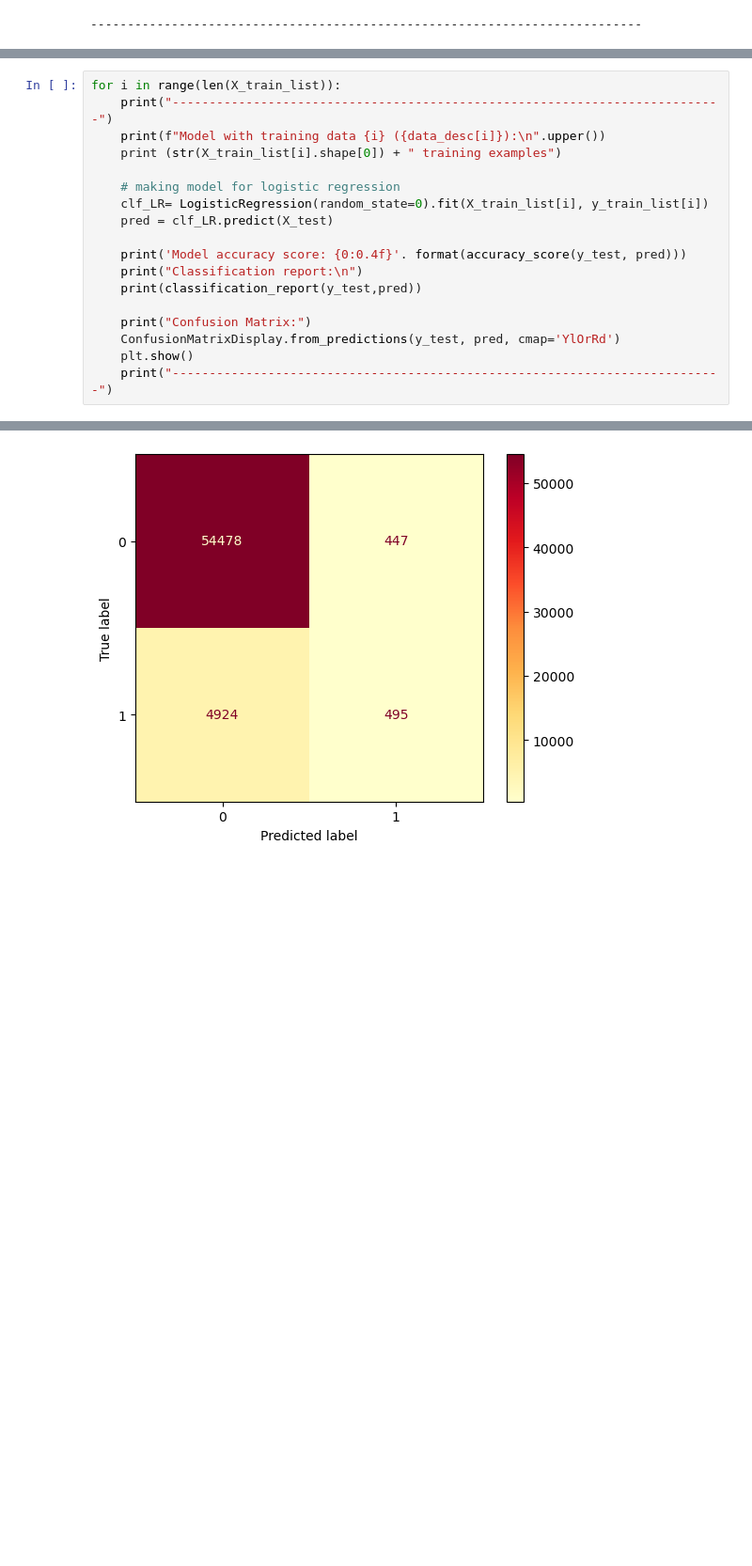
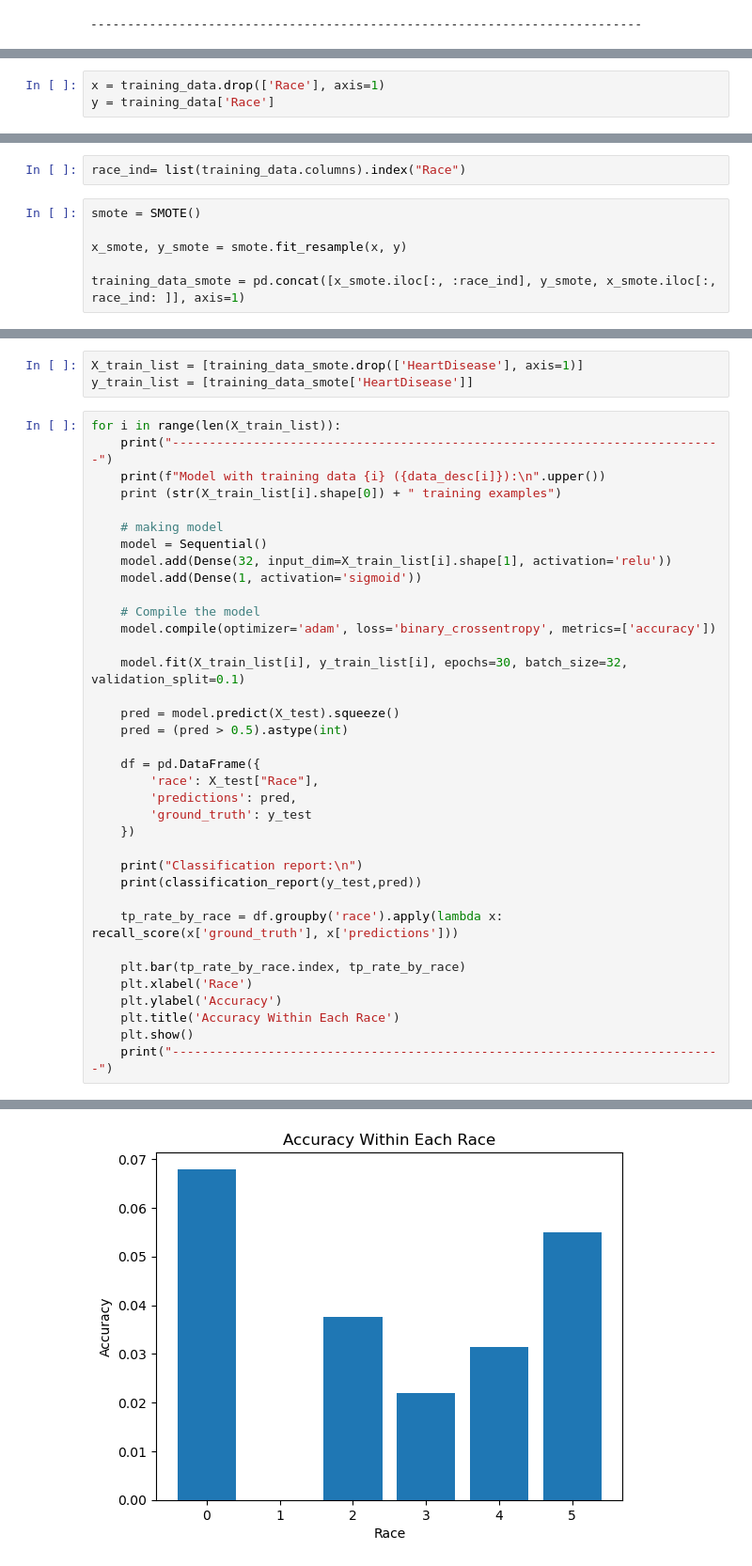
Before and after one commit to asmikumar/aidms, a Jupyter notebook: tests.ipynb, the cells around one changed output, grey strips where cells are left out. Shown: that part at 94% size. Saved outputs shown, nothing was run; the diff lists cells and outputs as text; blank space fills up the shorter version.

Commit message:
neural network in tests copy

```diff
--- a/tests.ipynb
+++ b/tests.ipynb
@@ -618,0 +756,3 @@ Model accuracy score: 0.9090
+# %%
+x = training_data.drop(['Race'], axis=1)
+y = training_data['Race']
@@ -618,0 +775,8 @@ Model accuracy score: 0.9090
+# %%
+race_ind= list(training_data.columns).index("Race")
+# %%
+smote = SMOTE()
+
+x_smote, y_smote = smote.fit_resample(x, y)
+
+training_data_smote = pd.concat([x_smote.iloc[:, :race_ind], y_smote, x_smote.iloc[:, race_ind: ]], axis=1)
@@ -619,19 +796,40 @@ Model accuracy score: 0.9090
+# %%
+X_train_list = [training_data_smote.drop(['HeartDisease'], axis=1)]
+y_train_list = [training_data_smote['HeartDisease']]
 # %%
 for i in range(len(X_train_list)):
     print("---------------------------------------------------------------------------")
     print(f"Model with training data {i} ({data_desc[i]}):\n".upper())
     print (str(X_train_list[i].shape[0]) + " training examples")
 
-    # making model for logistic regression
-    clf_LR= LogisticRegression(random_state=0).fit(X_train_list[i], y_train_list[i])
-    pred = clf_LR.predict(X_test)
+    # making model
+    model = Sequential()
+    model.add(Dense(32, input_dim=X_train_list[i].shape[1], activation='relu'))
+    model.add(Dense(1, activation='sigmoid'))
 
-    print('Model accuracy score: {0:0.4f}'. format(accuracy_score(y_test, pred)))
+    # Compile the model
+    model.compile(optimizer='adam', loss='binary_crossentropy', metrics=['accuracy'])
+
+    model.fit(X_train_list[i], y_train_list[i], epochs=30, batch_size=32, validation_split=0.1)
+
+    pred = model.predict(X_test).squeeze()
+    pred = (pred > 0.5).astype(int)
+
+    df = pd.DataFrame({
+        'race': X_test["Race"],
+        'predictions': pred,
+        'ground_truth': y_test
+    })
+
     print("Classification report:\n")
     print(classification_report(y_test,pred))
 
-    print("Confusion Matrix:")
-    ConfusionMatrixDisplay.from_predictions(y_test, pred, cmap='YlOrRd')
+    tp_rate_by_race = df.groupby('race').apply(lambda x: recall_score(x['ground_truth'], x['predictions']))
+
+    plt.bar(tp_rate_by_race.index, tp_rate_by_race)
+    plt.xlabel('Race')
+    plt.ylabel('Accuracy')
+    plt.title('Accuracy Within Each Race')
     plt.show()
     print("---------------------------------------------------------------------------")
 # %% [output]
@@ -655,2 +853,2 @@ Confusion Matrix:
-[figure, old version]
+[figure, new version]
 ---------------------------------------------------------------------------
```
Also changed, not shown: parts of 12 cells of this notebook, 2 other files.
